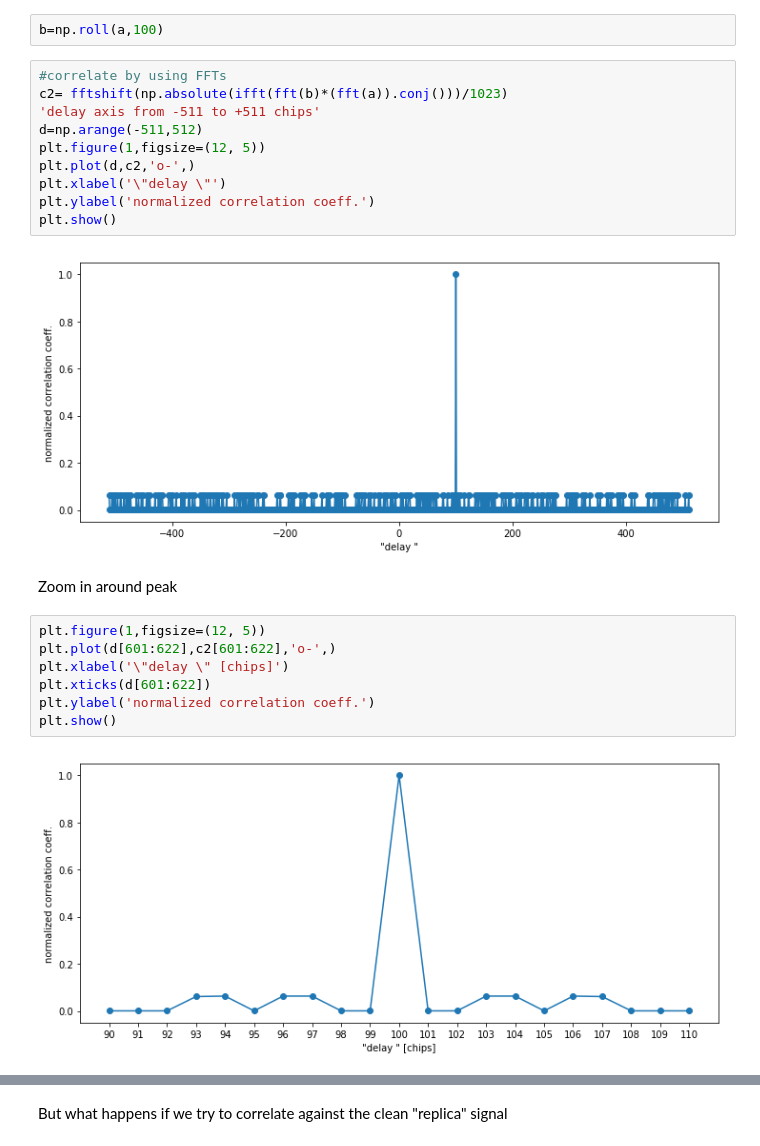
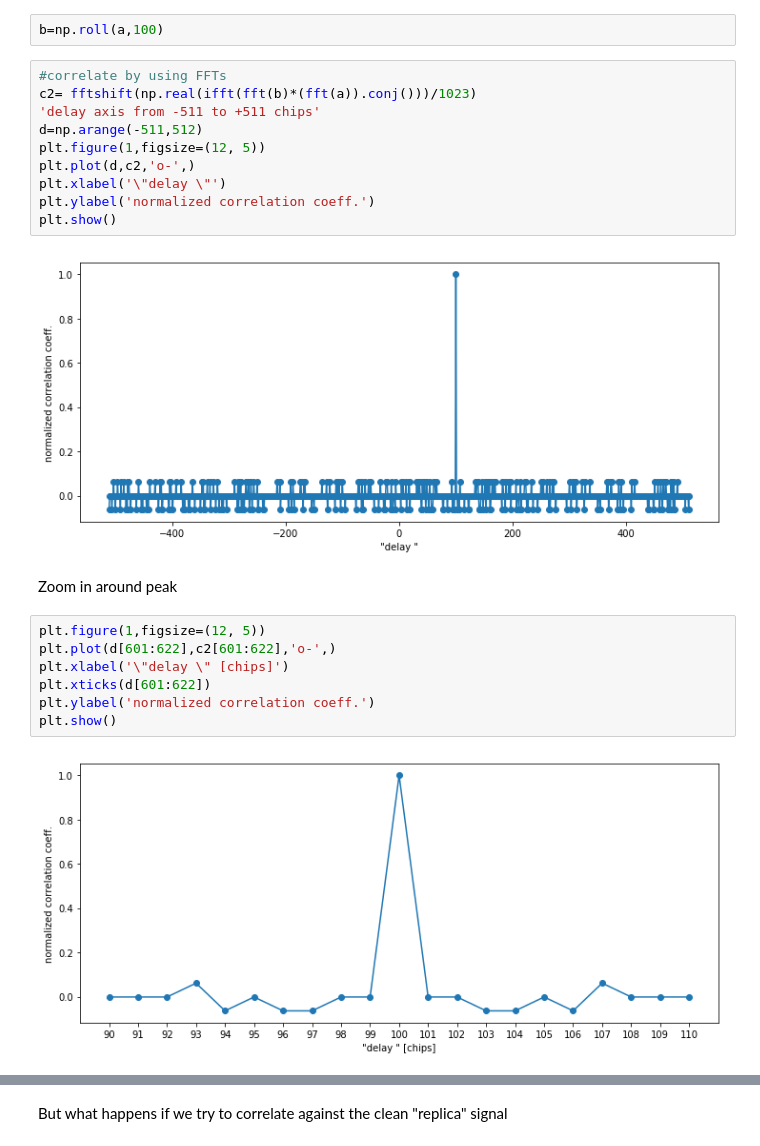
Before and after one commit to UniStuttgart-INS/SatNav, a Jupyter notebook: example05.ipynb, the cells around one changed output, grey strips where cells are left out. Cells and saved outputs as stored; diff of their text form.

```diff
--- a/example05.ipynb
+++ b/example05.ipynb
@@ -58,16 +58,16 @@ Assume now that one code is slightly time-shifted than the other one (e.g. by 10
 b=np.roll(a,100)
 # %%
 #correlate by using FFTs
-c2= fftshift(np.absolute(ifft(fft(b)*(fft(a)).conj()))/1023)
+c2= fftshift(np.real(ifft(fft(b)*(fft(a)).conj()))/1023)
 'delay axis from -511 to +511 chips'
 d=np.arange(-511,512)
 plt.figure(1,figsize=(12, 5))
 plt.plot(d,c2,'o-',)
 plt.xlabel('\"delay \"')
 plt.ylabel('normalized correlation coeff.')
 plt.show()
 # %% [output]
-[figure, old version]
+[figure, new version]
 # %% [markdown]
 Zoom in around peak
 # %%
@@ -78,5 +78,5 @@ plt.xticks(d[601:622])
 plt.ylabel('normalized correlation coeff.')
 plt.show()
 # %% [output]
-[figure, old version]
+[figure, new version]
 # %% [markdown]
```
Also changed, not shown: parts of 6 cells of this notebook.
